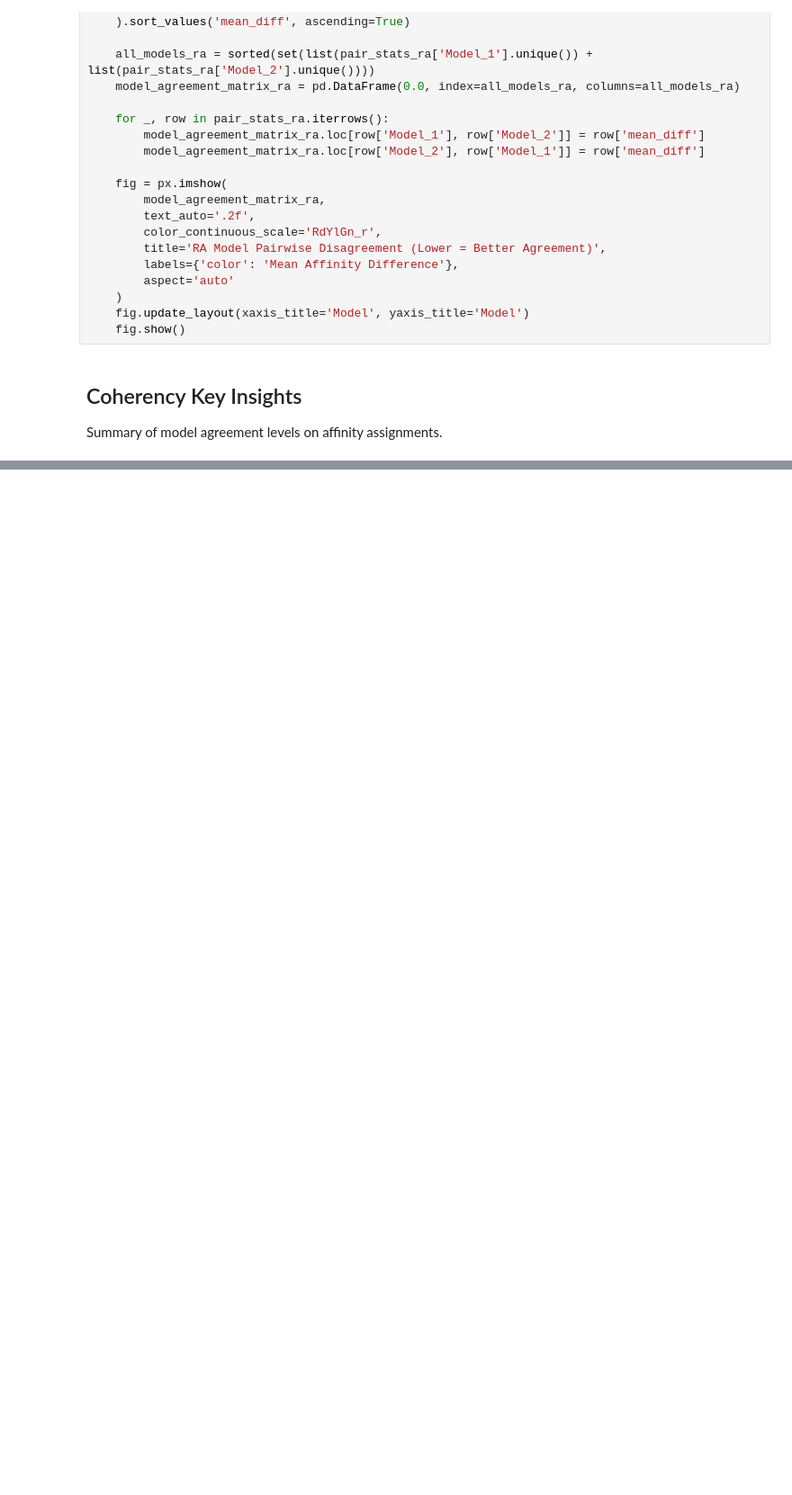
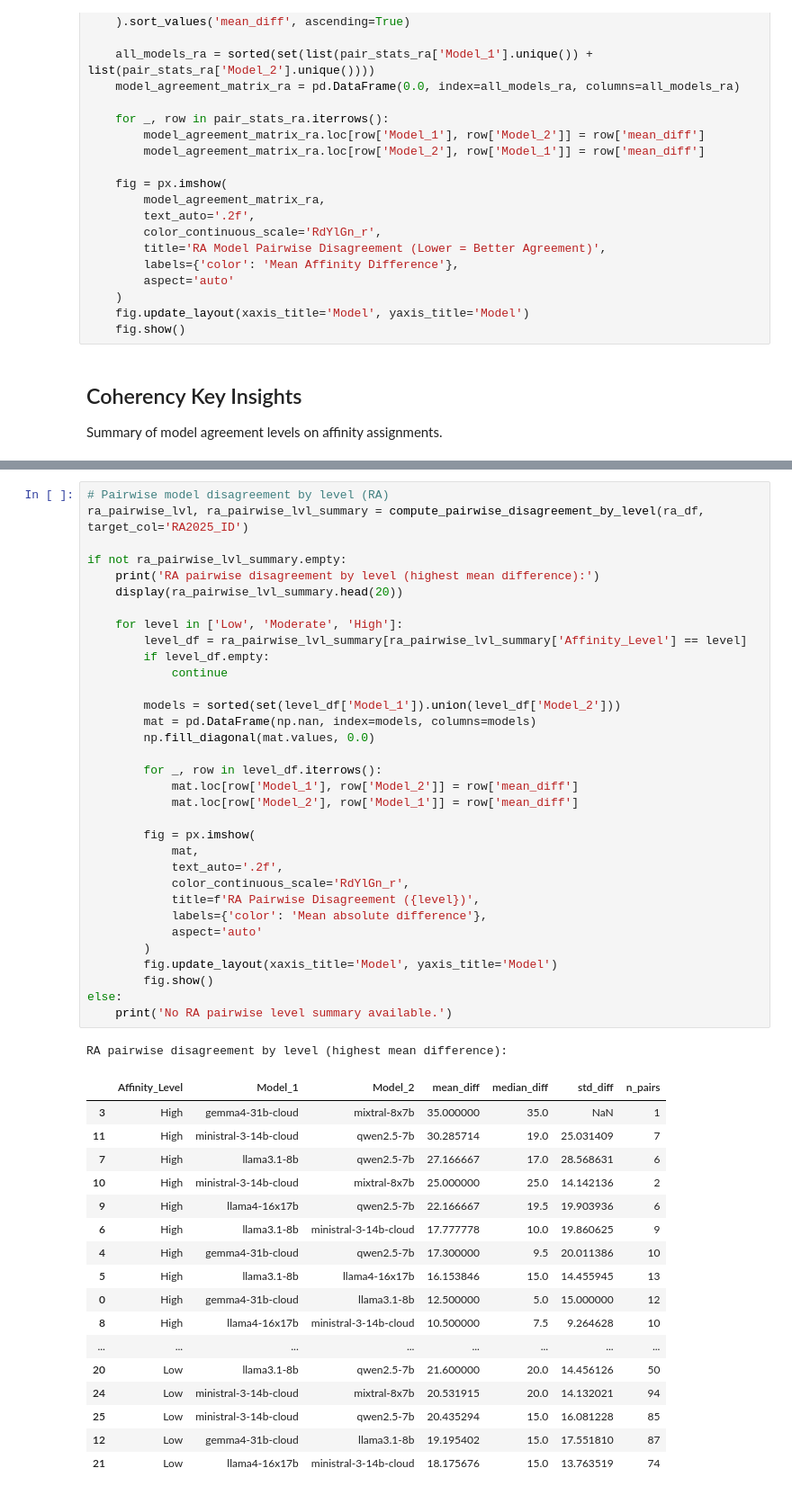
Before and after one commit to pigalleg/article-classifier, a Jupyter notebook: notebooks/04_ensemble_affinity_analysis.ipynb, the cells around one changed output, grey strips where cells are left out. Shown at 90% size. Saved outputs shown, nothing was run; the diff lists cells and outputs as text; blank space fills up the shorter version.

```diff
--- a/notebooks/04_ensemble_affinity_analysis.ipynb
+++ b/notebooks/04_ensemble_affinity_analysis.ipynb
@@ -510,0 +1251,52 @@ print("\n" + "=" * 70)
+# %%
+# Pairwise model disagreement by level (RA)
+ra_pairwise_lvl, ra_pairwise_lvl_summary = compute_pairwise_disagreement_by_level(ra_df, target_col='RA2025_ID')
+
+if not ra_pairwise_lvl_summary.empty:
+    print('RA pairwise disagreement by level (highest mean difference):')
+    display(ra_pairwise_lvl_summary.head(20))
+
+    for level in ['Low', 'Moderate', 'High']:
+        level_df = ra_pairwise_lvl_summary[ra_pairwise_lvl_summary['Affinity_Level'] == level]
+        if level_df.empty:
+            continue
+
+        models = sorted(set(level_df['Model_1']).union(level_df['Model_2']))
+        mat = pd.DataFrame(np.nan, index=models, columns=models)
+        np.fill_diagonal(mat.values, 0.0)
+
+        for _, row in level_df.iterrows():
+            mat.loc[row['Model_1'], row['Model_2']] = row['mean_diff']
+            mat.loc[row['Model_2'], row['Model_1']] = row['mean_diff']
+
+        fig = px.imshow(
+            mat,
+            text_auto='.2f',
+            color_continuous_scale='RdYlGn_r',
+            title=f'RA Pairwise Disagreement ({level})',
+            labels={'color': 'Mean absolute difference'},
+            aspect='auto'
+        )
+        fig.update_layout(xaxis_title='Model', yaxis_title='Model')
+        fig.show()
+else:
+    print('No RA pairwise level summary available.')
+# %% [output]
+RA pairwise disagreement by level (highest mean difference):
+|  | Affinity_Level | Model_1 | Model_2 | mean_diff | median_diff | std_diff | n_pairs |
+| 3 | High | gemma4-31b-cloud | mixtral-8x7b | 35.000000 | 35.0 | NaN | 1 |
+| 11 | High | ministral-3-14b-cloud | qwen2.5-7b | 30.285714 | 19.0 | 25.031409 | 7 |
+| 7 | High | llama3.1-8b | qwen2.5-7b | 27.166667 | 17.0 | 28.568631 | 6 |
+| 10 | High | ministral-3-14b-cloud | mixtral-8x7b | 25.000000 | 25.0 | 14.142136 | 2 |
+| 9 | High | llama4-16x17b | qwen2.5-7b | 22.166667 | 19.5 | 19.903936 | 6 |
+| 6 | High | llama3.1-8b | ministral-3-14b-cloud | 17.777778 | 10.0 | 19.860625 | 9 |
+| 4 | High | gemma4-31b-cloud | qwen2.5-7b | 17.300000 | 9.5 | 20.011386 | 10 |
+| 5 | High | llama3.1-8b | llama4-16x17b | 16.153846 | 15.0 | 14.455945 | 13 |
+| 0 | High | gemma4-31b-cloud | llama3.1-8b | 12.500000 | 5.0 | 15.000000 | 12 |
+| 8 | High | llama4-16x17b | ministral-3-14b-cloud | 10.500000 | 7.5 | 9.264628 | 10 |
+| ... | ... | ... | ... | ... | ... | ... | ... |
+| 20 | Low | llama3.1-8b | qwen2.5-7b | 21.600000 | 20.0 | 14.456126 | 50 |
+| 24 | Low | ministral-3-14b-cloud | mixtral-8x7b | 20.531915 | 20.0 | 14.132021 | 94 |
+| 25 | Low | ministral-3-14b-cloud | qwen2.5-7b | 20.435294 | 15.0 | 16.081228 | 85 |
+| 12 | Low | gemma4-31b-cloud | llama3.1-8b | 19.195402 | 15.0 | 17.551810 | 87 |
+| 21 | Low | llama4-16x17b | ministral-3-14b-cloud | 18.175676 | 15.0 | 13.763519 | 74 |
```
Also changed, not shown: parts of 36 cells of this notebook, 12 other files.
